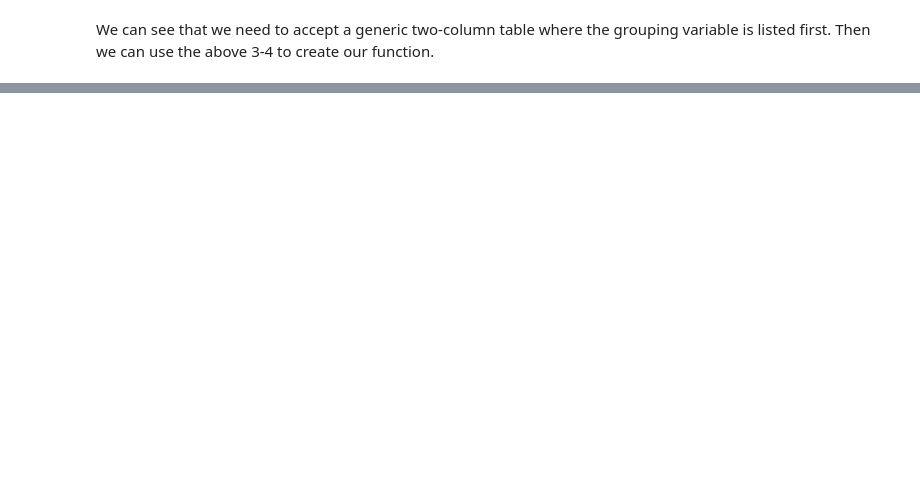
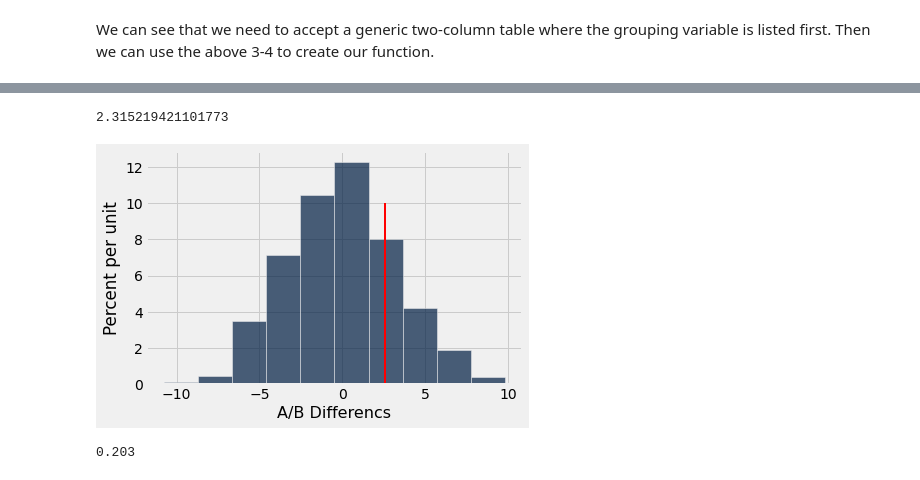
Before and after one commit to StraightDraw/stats, a Jupyter notebook: _build/jupyter_execute/sb/11.ipynb, the cells around one changed output, grey strips where cells are left out. Saved outputs shown, nothing was run; the diff lists cells and outputs as text; code cells hidden in the pictures; blank space fills up the shorter version.

```diff
--- a/_build/jupyter_execute/sb/11.ipynb
+++ b/_build/jupyter_execute/sb/11.ipynb
@@ -212,0 +227,3 @@ ab_hist(diffs,observed_difference)
+# %%
+perf = pers.select('Sex','Perf')
+perf
@@ -212,0 +243,3 @@ ab_hist(diffs,observed_difference)
+# %%
+obs_diff_perf = ab_diff(perf)
+obs_diff_perf
@@ -212,0 +263,23 @@ ab_hist(diffs,observed_difference)
+# %%
+ab_diff(ab_shuffle(perf))
+# %% [output]
+2.315219421101773
+# %%
+perf_diffs = make_array()
+
+reps = 1000
+
+for i in range(reps):
+    new_diff = ab_diff(ab_shuffle(perf))
+    perf_diffs = np.append(perf_diffs, new_diff)
+
+# perf_diffs
+# %%
+ab_hist(perf_diffs,obs_diff_perf)
+# %% [output]
+[figure, added]
+# %%
+p_value = sum(perf_diffs >= obs_diff_perf) / reps
+p_value
+# %% [output]
+0.203
```
Also changed, not shown: parts of 20 cells of this notebook, 10 other files.
